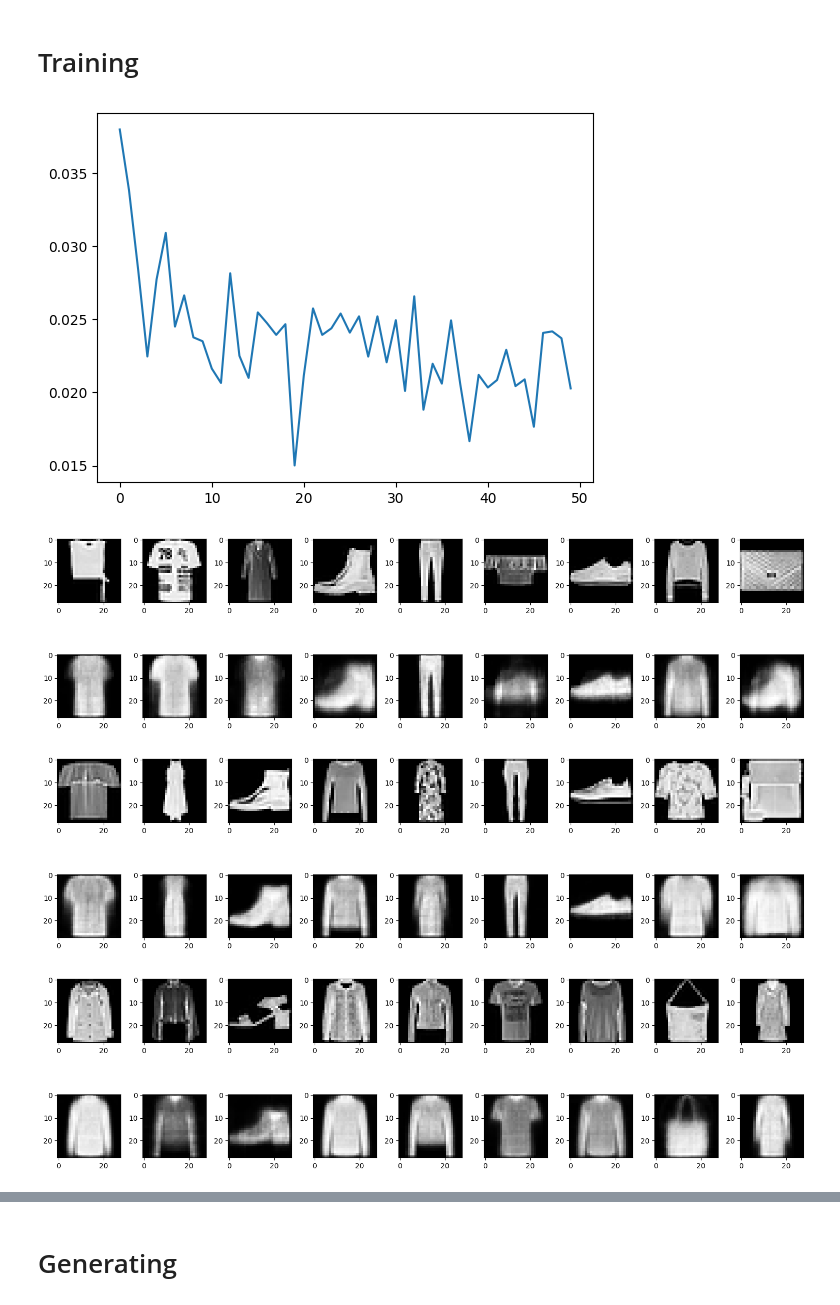
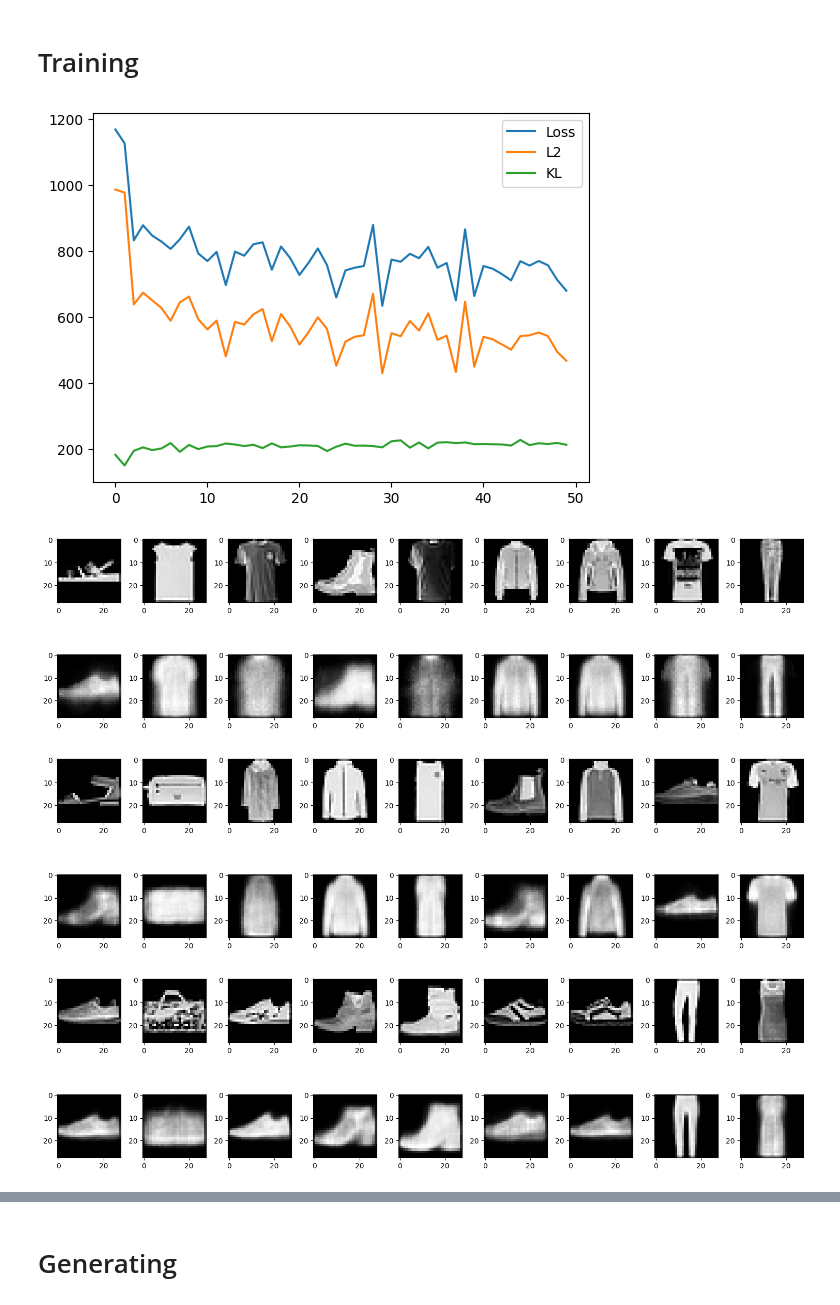
Before and after one commit to AchrafHsain7/FashionGenerator, a Jupyter notebook: trainVAE.ipynb, the cells around one changed output, grey strips where cells are left out. Saved outputs shown, nothing was run; the diff lists cells and outputs as text; code cells hidden in the pictures.

```diff
--- a/trainVAE.ipynb
+++ b/trainVAE.ipynb
@@ -22,7 +22,7 @@ Xtest, Ytest = torch.Tensor(testData["x"]).to(DEVICE), torch.Tensor(testData["y"
 trainDataset = torch.utils.data.TensorDataset(Xtrain, Ytrain)
 testDataset = torch.utils.data.TensorDataset(Xtest, Ytest)
 
-dataLoader = torch.utils.data.DataLoader(trainDataset, batch_size=64, shuffle=True)
+dataLoader = torch.utils.data.DataLoader(trainDataset, batch_size=32, shuffle=True)
 # %%
 dataiter = iter(dataLoader)
 images, labels = next(dataiter)
@@ -63,10 +63,3 @@ class AutoEncoder(nn.Module):
         return output
 # %% [markdown]
 # VAE Model
-# %%
-class VariationalAE(nn.Module):
-    def __init__(self):
-        super().__init__()
-
-    def forward(self, x):
-        pass
@@ -79,39 +138,60 @@ optimizer = optim.Adam(model.parameters(), lr=1e-3, weight_decay=1e-5)
+# %%
+USE_LOG_VAR = True
+LATENT_DIMS = 10
+VARIATIONAL = True
+
+if VARIATIONAL:
+    model = VariationalAE(useLogVar=USE_LOG_VAR, latentDims=LATENT_DIMS, hdims=32).to(DEVICE)
+else:
+    model = AutoEncoder().to(DEVICE)
+optimizer = optim.Adam(model.parameters(), lr=3e-4)
+loss = nn.MSELoss()
 # %%
 EPOCHS = 50
 
-losses = []
+
+losses = {"total":[], "l2":[],"kl":[]}
 outputs = []
 
 for e in tqdm(range(EPOCHS)):
     for img, label in dataLoader:
         img = img.flatten(start_dim=1, end_dim=2)
 
-        generated = model.forward(img)
-        l = loss(img, generated)
+        if VARIATIONAL:
+            mean, sigma, generated = model.forward(img)
+            l, l2, kl = model.lossELBO(mean, sigma, img, generated)
+        else:
+            generated = model.forward(img)
+            l = loss(img, generated)
         optimizer.zero_grad()
         l.backward()
         optimizer.step()
 
-    losses.append(l.item())
+    losses["total"].append(l.item())
+    losses["l2"].append(l2.item())
+    losses["kl"].append(kl.item())
     outputs.append((img.cpu().detach().reshape(-1, 28, 28), generated.cpu().detach().reshape(-1, 28, 28)))
 # %%
-plt.plot(losses)
+plt.plot(losses["total"], label="Loss")
+plt.plot(losses["l2"], label="L2")
+plt.plot(losses["kl"], label="KL")
+plt.legend()
 plt.show()
 
 
-for k in range(0, EPOCHS, 10):
+for k in range(0, EPOCHS, EPOCHS//5):
     plt.figure(figsize=(15, 5))
     plt.gray()
     for i in range(9):
         plt.subplot(2, 9, i+1)
         plt.imshow(outputs[k][0][i])
         plt.subplot(2, 9, (i+1)+9)
         plt.imshow(outputs[k][1][i])
 
     plt.tight_layout()
     plt.show()
 # %% [output]
-[figure, old version]
+[figure, new version]
-[figure, old version]
+[figure, new version]
-[figure, old version]
+[figure, new version]
-[figure, old version]
+[figure, new version]
```
Also changed, not shown: parts of 7 cells of this notebook, 2 other files.
